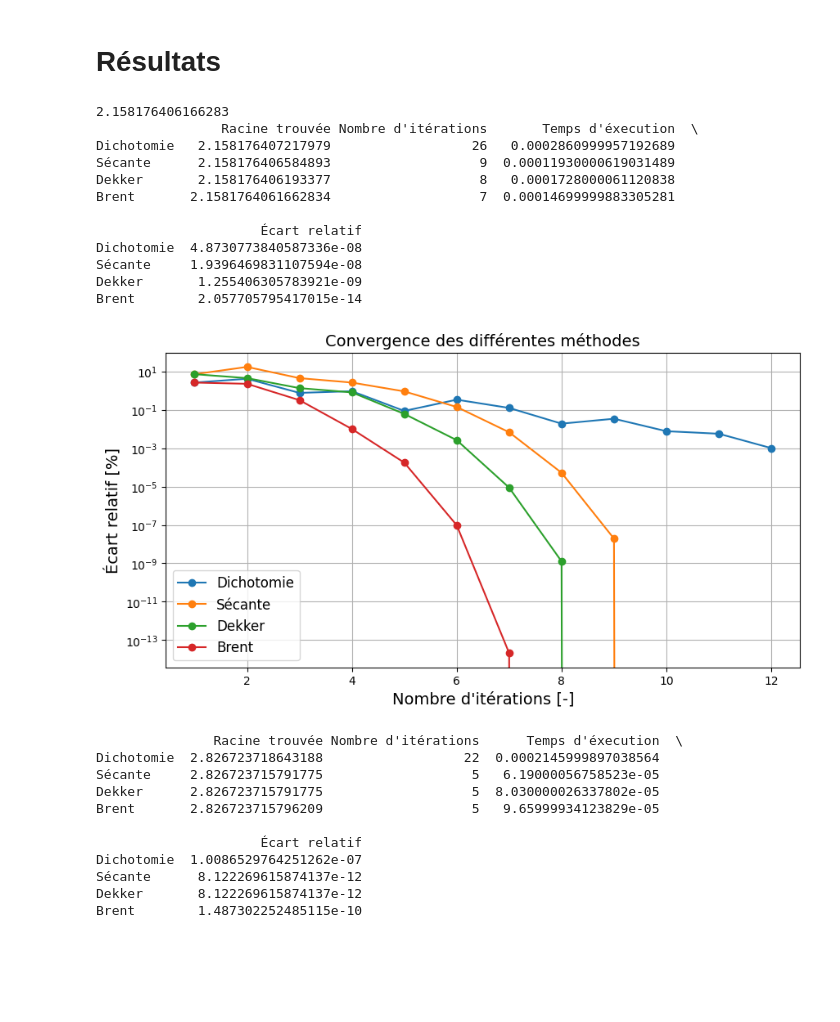
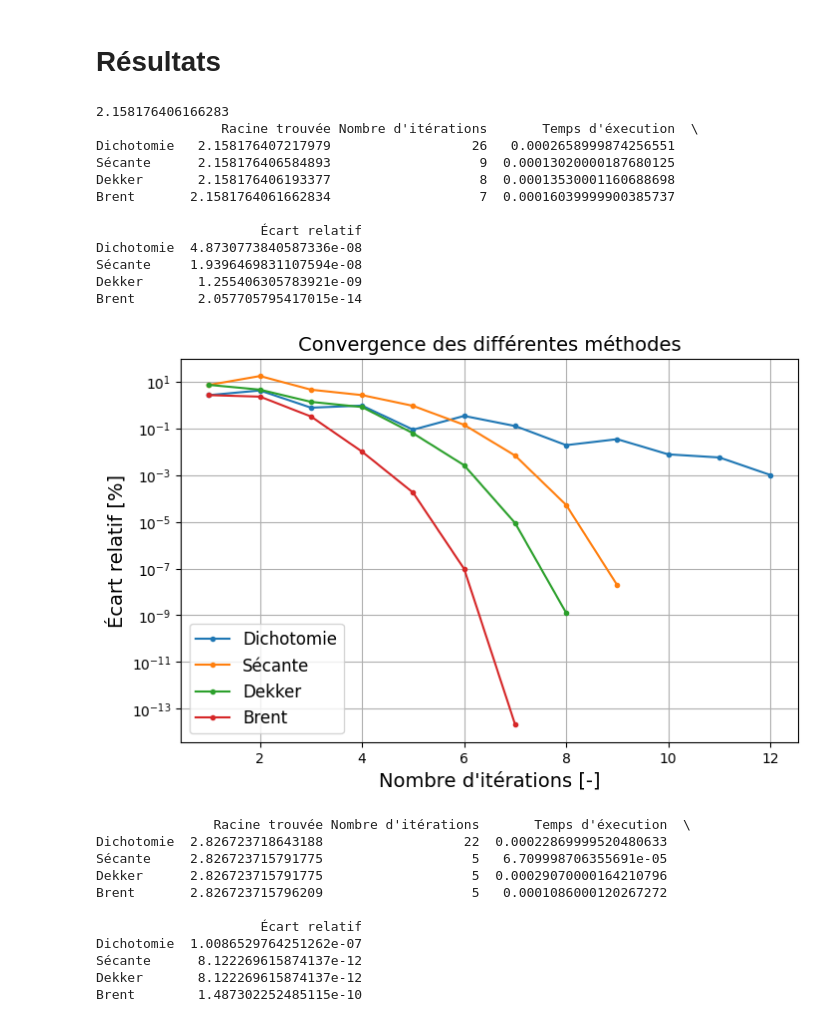
Before and after one commit to Zachattack-007/Projet-physnum, a Jupyter notebook: methode_brent.ipynb, the cells around one changed output. Drawn from its saved outputs; the diff is of its cells as text; code cells hidden in the pictures; blank space fills up the shorter version.

```diff
--- a/methode_brent.ipynb
+++ b/methode_brent.ipynb
@@ -226,7 +226,7 @@ plt.show()
 
 # Première racine avec intervalle (1.8, 2.4)
 ref = brentq(cubic_spline, 1.8, 2.4, xtol=1e-20)
-print(ref)
+
 liste_fct = [methode_bissection, methode_secante, methode_dekker, methode_brent]
 noms = ["Dichotomie", "Sécante", "Dekker", "Brent"]
 racines = []
@@ -267,11 +267,11 @@ max_iter = 12
 iteration = np.arange(1, max_iter+1)
 
 # Graphique convergence des méthodes
-plt.figure(figsize=(10, 5))
-plt.plot(iteration, conv_relative[0][:max_iter], 'o-', label='Dichotomie')
-plt.plot(iteration, np.append(conv_relative[1], np.zeros(max_iter-len(conv_relative[1]))), 'o-', label='Sécante')
-plt.plot(iteration, np.append(conv_relative[2], np.zeros(max_iter-len(conv_relative[2]))), 'o-', label='Dekker')
-plt.plot(iteration, np.append(conv_relative[3], np.zeros(max_iter-len(conv_relative[3]))), 'o-', label='Brent')
+plt.figure(figsize=(8, 5))
+plt.plot(iteration, conv_relative[0][:max_iter], '.-', label='Dichotomie')
+plt.plot(np.arange(1, len( conv_relative[1])+1), conv_relative[1], '.-', label='Sécante')
+plt.plot(np.arange(1, len( conv_relative[2])+1), conv_relative[2], '.-', label='Dekker')
+plt.plot(np.arange(1, len( conv_relative[3])+1), conv_relative[3], '.-', label='Brent')
 plt.axhline(0, color='gray', linestyle='--')
 plt.yscale("log")
 plt.title("Convergence des différentes méthodes", fontsize=14)
@@ -296,45 +296,45 @@ convergence = []
 for fct in liste_fct:
     debut = perf_counter()
     racine, n, conv = fct(cubic_spline, 2.7, 2.9)
     fin = perf_counter()
     temps = fin - debut
     ecart = (abs(racine-ref) / ref) * 100
 
     racines.append(f"{racine}")
     nb_iter.append(f"{n}")
     temps_exec.append(f"{temps}")
     ecart_rel.append(f"{ecart}")
     convergence.append(conv)
 
 data = {
     "Racine trouvée": racines,
     "Nombre d'itérations": nb_iter,
     "Temps d'éxecution": temps_exec,
     "Écart relatif": ecart_rel,
 }
 
-df = pd.DataFrame(data, index=noms)
+df2 = pd.DataFrame(data, index=noms)
 
-print(f"\n\n{df}")
+print(f"\n\n{df2}")
 # %% [output]
 2.158176406166283
                 Racine trouvée Nombre d'itérations       Temps d'éxecution  \
-Dichotomie   2.158176407217979                  26   0.0002860999957192689
-Sécante      2.158176406584893                   9  0.00011930000619031489
-Dekker       2.158176406193377                   8   0.0001728000061120838
-Brent       2.1581764061662834                   7  0.00014699999883305281
+Dichotomie   2.158176407217979                  26   0.0002658999874256551
+Sécante      2.158176406584893                   9  0.00013020000187680125
+Dekker       2.158176406193377                   8  0.00013530001160688698
+Brent       2.1581764061662834                   7  0.00016039999900385737
 
                      Écart relatif
 Dichotomie  4.8730773840587336e-08
 Sécante     1.9396469831107594e-08
 Dekker       1.255406305783921e-09
 Brent        2.057705795417015e-14
-[figure, old version]
+[figure, new version]
-               Racine trouvée Nombre d'itérations      Temps d'éxecution  \
-Dichotomie  2.826723718643188                  22  0.0002145999897038564
-Sécante     2.826723715791775                   5   6.19000056758523e-05
-Dekker      2.826723715791775                   5  8.030000026337802e-05
-Brent       2.826723715796209                   5   9.65999934123829e-05
+               Racine trouvée Nombre d'itérations       Temps d'éxecution  \
+Dichotomie  2.826723718643188                  22  0.00022869999520480633
+Sécante     2.826723715791775                   5   6.709998706355691e-05
+Dekker      2.826723715791775                   5  0.00029070000164210796
+Brent       2.826723715796209                   5   0.0001086000120267272
 
                      Écart relatif
 Dichotomie  1.0086529764251262e-07
```
Also changed, not shown: parts of 3 cells of this notebook.
